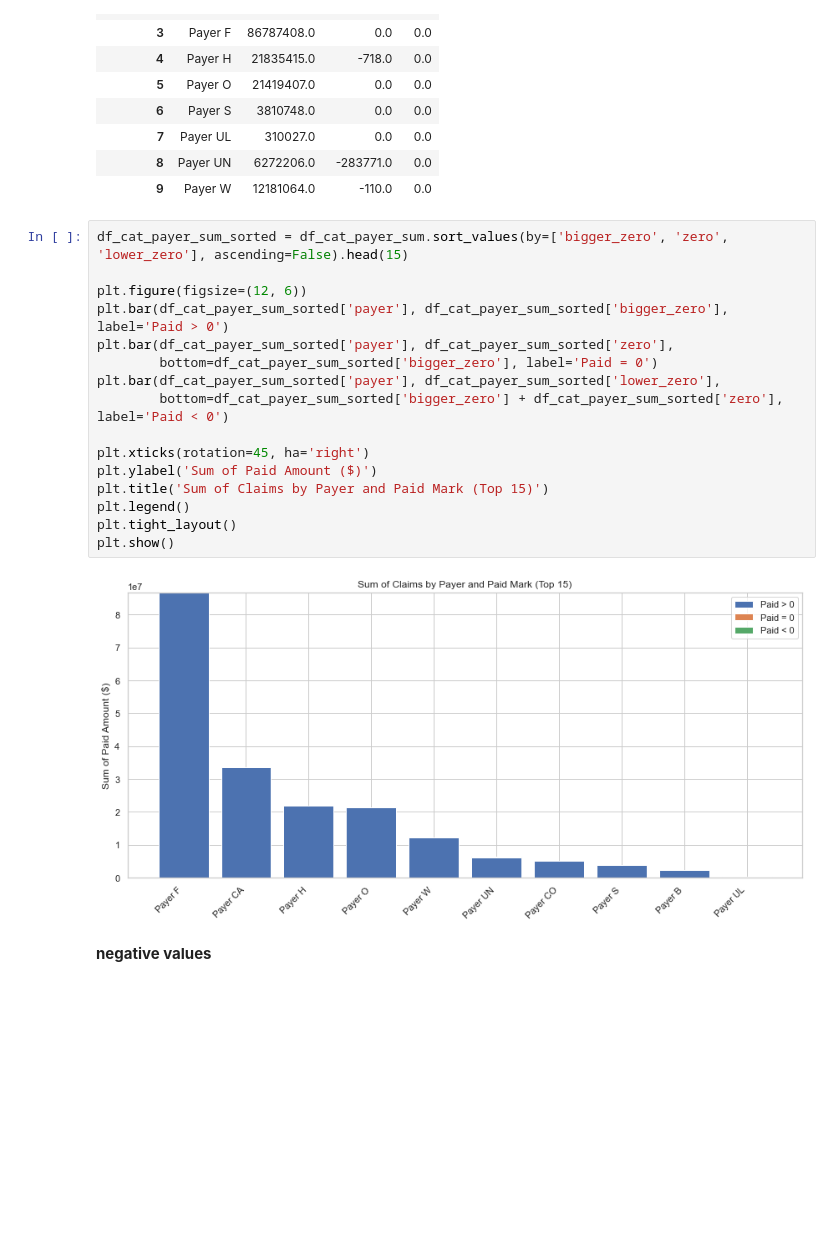
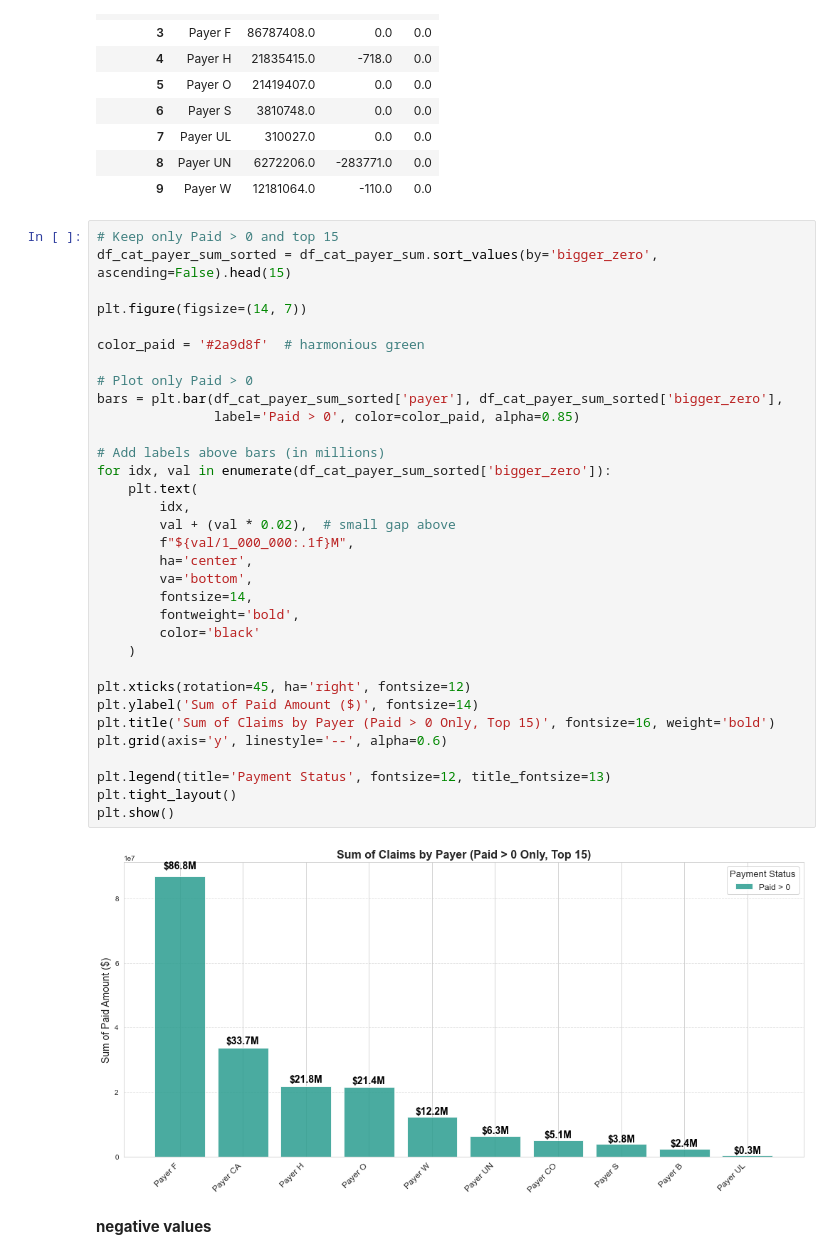
Before and after one commit to maxegorovpt/da_portfolio, a Jupyter notebook: business_cases/wip_claims_trends/claims_eda.ipynb, the cells around one changed output. Drawn from its saved outputs; the diff is of its cells as text; blank space fills up the shorter version.

```diff
--- a/business_cases/wip_claims_trends/claims_eda.ipynb
+++ b/business_cases/wip_claims_trends/claims_eda.ipynb
@@ -395,22 +437,39 @@ df_cat_payer_sum
 | 8 | Payer UN | 6272206.0 | -283771.0 | 0.0 |
 | 9 | Payer W | 12181064.0 | -110.0 | 0.0 |
 # %%
-df_cat_payer_sum_sorted = df_cat_payer_sum.sort_values(by=['bigger_zero', 'zero', 'lower_zero'], ascending=False).head(15)
+# Keep only Paid > 0 and top 15
+df_cat_payer_sum_sorted = df_cat_payer_sum.sort_values(by='bigger_zero', ascending=False).head(15)
 
-plt.figure(figsize=(12, 6))
-plt.bar(df_cat_payer_sum_sorted['payer'], df_cat_payer_sum_sorted['bigger_zero'], label='Paid > 0')
-plt.bar(df_cat_payer_sum_sorted['payer'], df_cat_payer_sum_sorted['zero'],
-        bottom=df_cat_payer_sum_sorted['bigger_zero'], label='Paid = 0')
-plt.bar(df_cat_payer_sum_sorted['payer'], df_cat_payer_sum_sorted['lower_zero'],
-        bottom=df_cat_payer_sum_sorted['bigger_zero'] + df_cat_payer_sum_sorted['zero'], label='Paid < 0')
+plt.figure(figsize=(14, 7))
 
-plt.xticks(rotation=45, ha='right')
-plt.ylabel('Sum of Paid Amount ($)')
-plt.title('Sum of Claims by Payer and Paid Mark (Top 15)')
-plt.legend()
+color_paid = '#2a9d8f'  # harmonious green
+
+# Plot only Paid > 0
+bars = plt.bar(df_cat_payer_sum_sorted['payer'], df_cat_payer_sum_sorted['bigger_zero'],
+               label='Paid > 0', color=color_paid, alpha=0.85)
+
+# Add labels above bars (in millions)
+for idx, val in enumerate(df_cat_payer_sum_sorted['bigger_zero']):
+    plt.text(
+        idx,
+        val + (val * 0.02),  # small gap above
+        f"${val/1_000_000:.1f}M",
+        ha='center',
+        va='bottom',
+        fontsize=14,
+        fontweight='bold',
+        color='black'
+    )
+
+plt.xticks(rotation=45, ha='right', fontsize=12)
+plt.ylabel('Sum of Paid Amount ($)', fontsize=14)
+plt.title('Sum of Claims by Payer (Paid > 0 Only, Top 15)', fontsize=16, weight='bold')
+plt.grid(axis='y', linestyle='--', alpha=0.6)
+
+plt.legend(title='Payment Status', fontsize=12, title_fontsize=13)
 plt.tight_layout()
 plt.show()
 # %% [output]
-[figure, old version]
+[figure, new version]
 # %% [markdown]
 **negative values**
```
Also changed, not shown: parts of 23 cells of this notebook.
